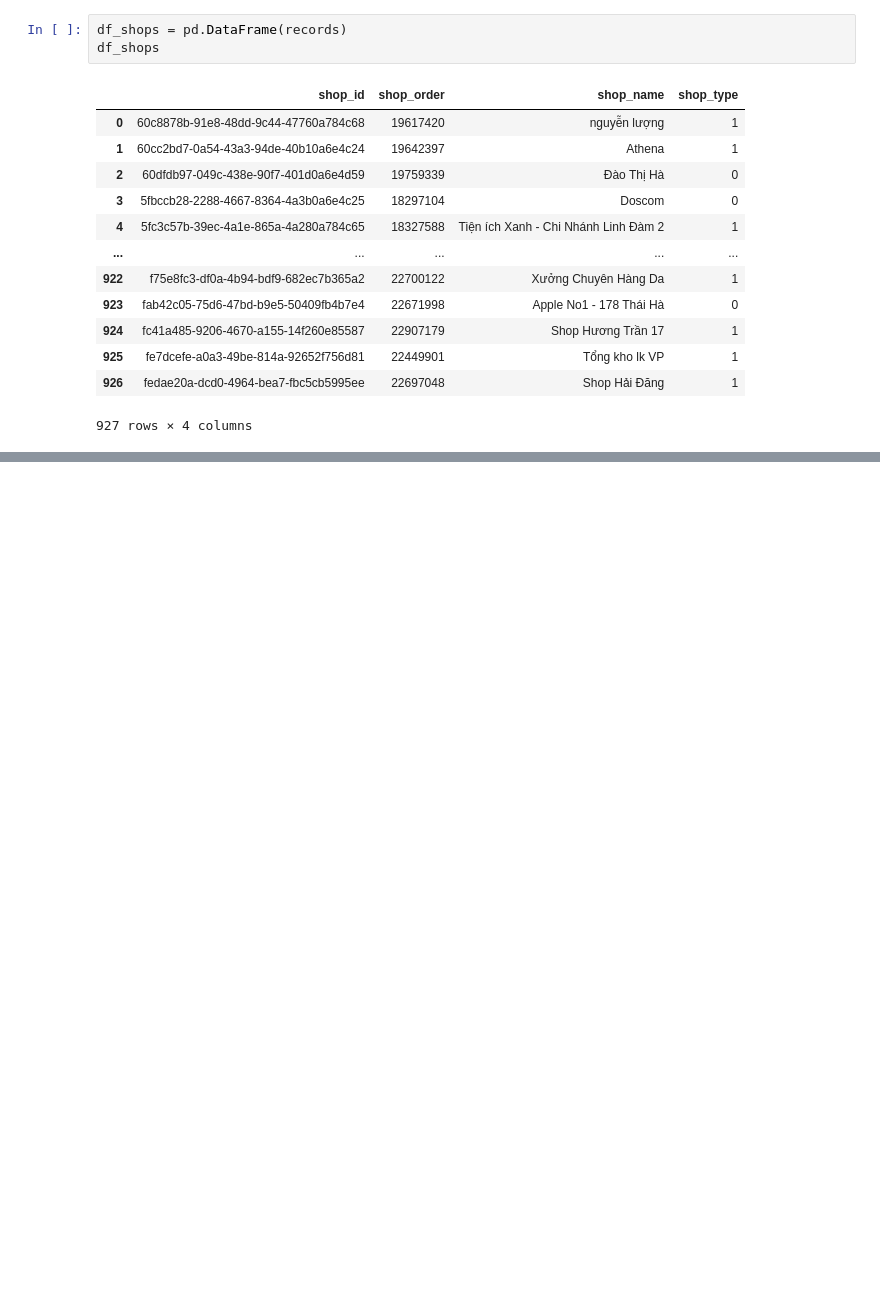
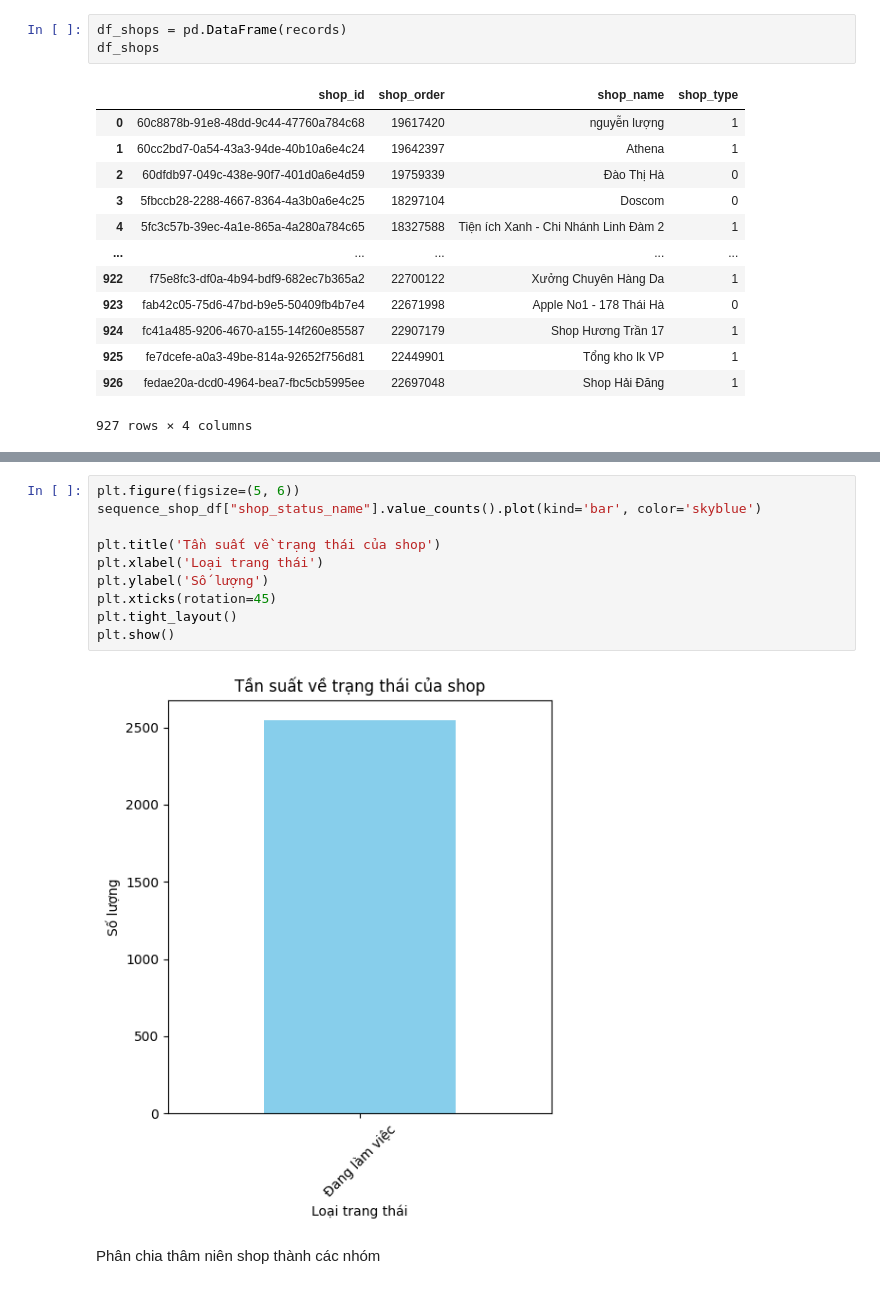
Before and after one commit to yennguyen1909/automation_action, a Jupyter notebook: foundation.ipynb, the cells around one changed output, grey strips where cells are left out. Drawn from its saved outputs; the diff is of its cells as text; blank space fills up the shorter version.

```diff
--- a/foundation.ipynb
+++ b/foundation.ipynb
@@ -930,0 +1221,14 @@ df_shops
+# %%
+plt.figure(figsize=(5, 6))
+sequence_shop_df["shop_status_name"].value_counts().plot(kind='bar', color='skyblue')
+
+plt.title('Tần suất về trạng thái của shop')
+plt.xlabel('Loại trang thái')
+plt.ylabel('Số lượng')
+plt.xticks(rotation=45)
+plt.tight_layout()
+plt.show()
+# %% [output]
+[figure, added]
+# %% [markdown]
+Phân chia thâm niên shop thành các nhóm
```
Also changed, not shown: parts of 122 cells of this notebook, 10 other files.
